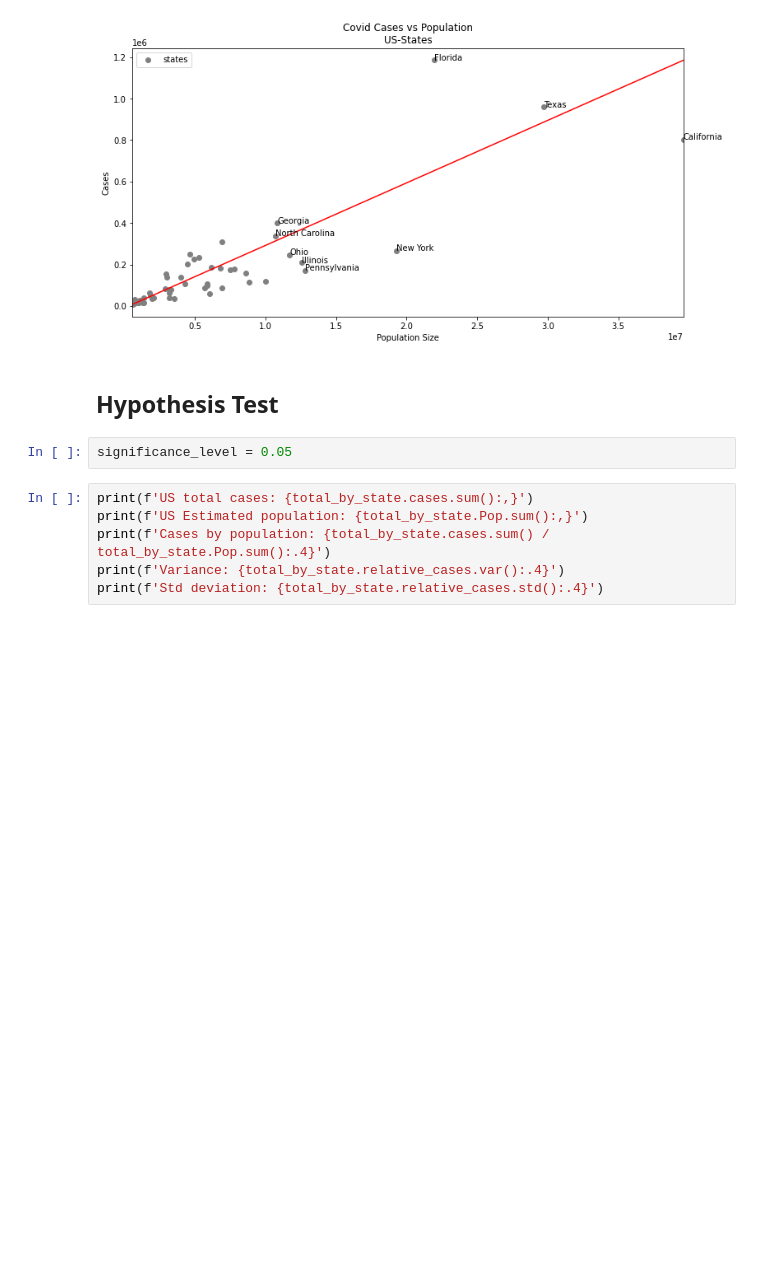
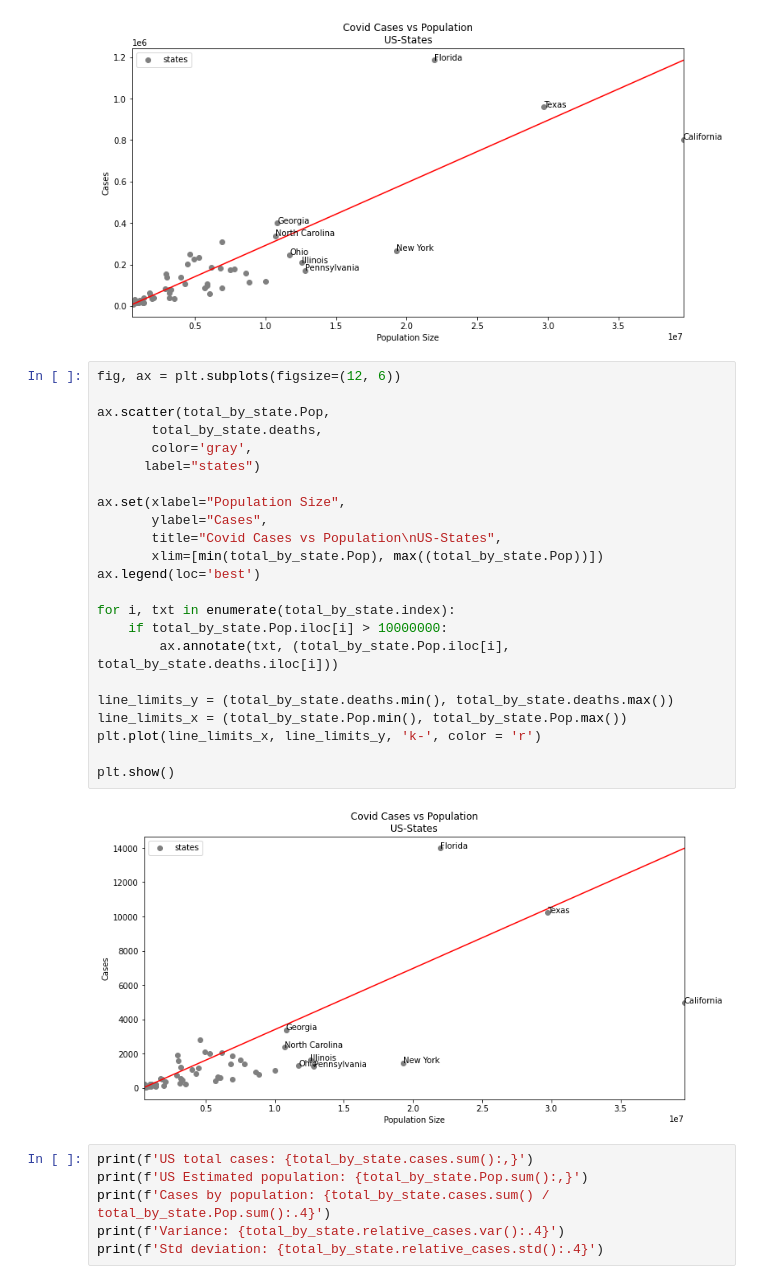
Before and after one commit to jcalvesoliveira/covid-us-state, a Jupyter notebook: notebooks/1.0-data-exploration.ipynb, the cells around one changed output. Drawn from its saved outputs; the diff is of its cells as text; blank space fills up the shorter version.

Commit message:
adding tests and mask use

```diff
--- a/notebooks/1.0-data-exploration.ipynb
+++ b/notebooks/1.0-data-exploration.ipynb
@@ -200,10 +225,31 @@ plt.plot(line_limits_x, line_limits_y, 'k-', color = 'r')
 plt.show()
 # %% [output]
 [figure]
-# %% [markdown]
-## Hypothesis Test
-# %%
-significance_level = 0.05
+# %%
+fig, ax = plt.subplots(figsize=(12, 6))
+
+ax.scatter(total_by_state.Pop,
+       total_by_state.deaths,
+       color='gray',
+      label="states")
+
+ax.set(xlabel="Population Size",
+       ylabel="Cases",
+       title="Covid Cases vs Population\nUS-States",
+       xlim=[min(total_by_state.Pop), max((total_by_state.Pop))])
+ax.legend(loc='best')
+
+for i, txt in enumerate(total_by_state.index):
+    if total_by_state.Pop.iloc[i] > 10000000:
+        ax.annotate(txt, (total_by_state.Pop.iloc[i], total_by_state.deaths.iloc[i]))
+
+line_limits_y = (total_by_state.deaths.min(), total_by_state.deaths.max())
+line_limits_x = (total_by_state.Pop.min(), total_by_state.Pop.max())
+plt.plot(line_limits_x, line_limits_y, 'k-', color = 'r')
+
+plt.show()
+# %% [output]
+[figure, added]
 # %%
 print(f'US total cases: {total_by_state.cases.sum():,}')
 print(f'US Estimated population: {total_by_state.Pop.sum():,}')
```
Also changed, not shown: parts of 36 cells of this notebook, 36 other files.
